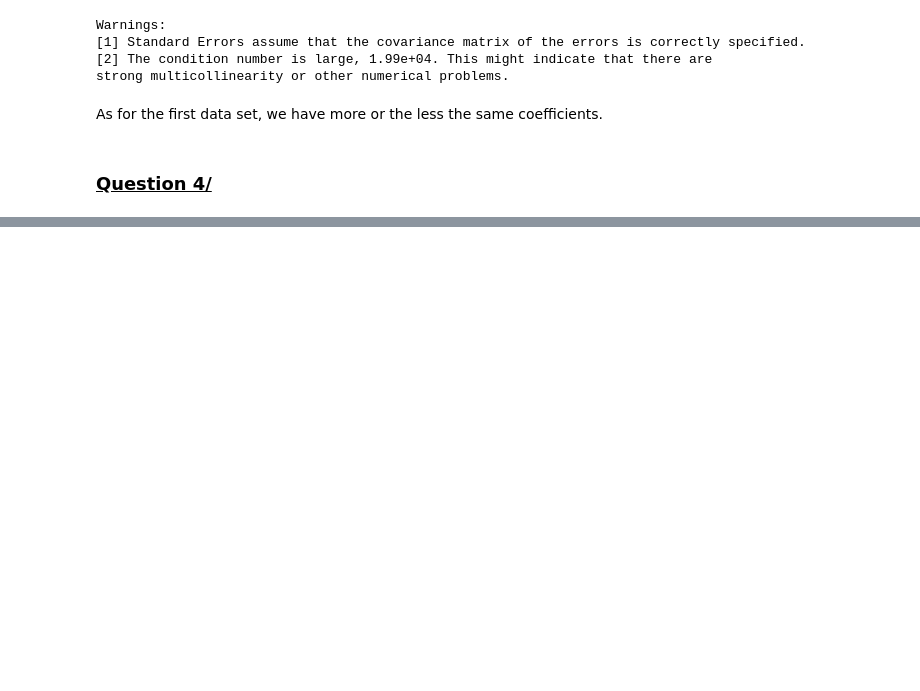
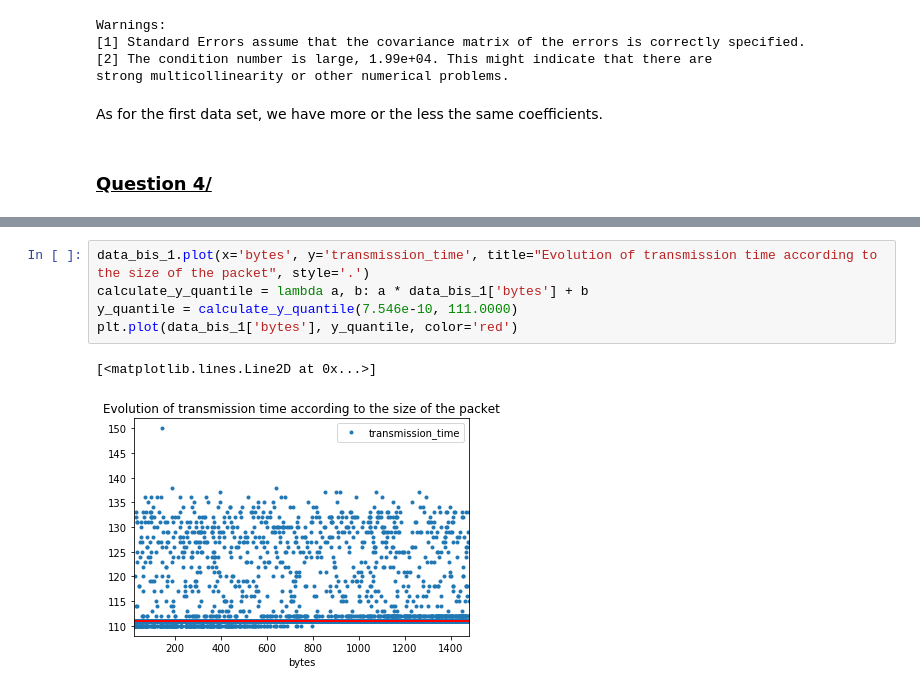
Before and after one commit to MarieBadaroux/Recherche_Reproductible, a Jupyter notebook: Recherche_reproductible_ping.ipynb, the cells around one changed output, grey strips where cells are left out. Drawn from its saved outputs; the diff is of its cells as text; blank space fills up the shorter version.

Commit message:
Second data set: question 4

```diff
--- a/Recherche_reproductible_ping.ipynb
+++ b/Recherche_reproductible_ping.ipynb
@@ -560,0 +582,8 @@ As for the first data set, we have more or the less the same coefficients.
+# %%
+data_bis_1.plot(x='bytes', y='transmission_time', title="Evolution of transmission time according to the size of the packet", style='.')
+calculate_y_quantile = lambda a, b: a * data_bis_1['bytes'] + b
+y_quantile = calculate_y_quantile(7.546e-10, 111.0000)
+plt.plot(data_bis_1['bytes'], y_quantile, color='red')
+# %% [output]
+[<matplotlib.lines.Line2D at 0x...>]
+[figure, added]
```
Also changed, not shown: parts of 13 cells of this notebook.
